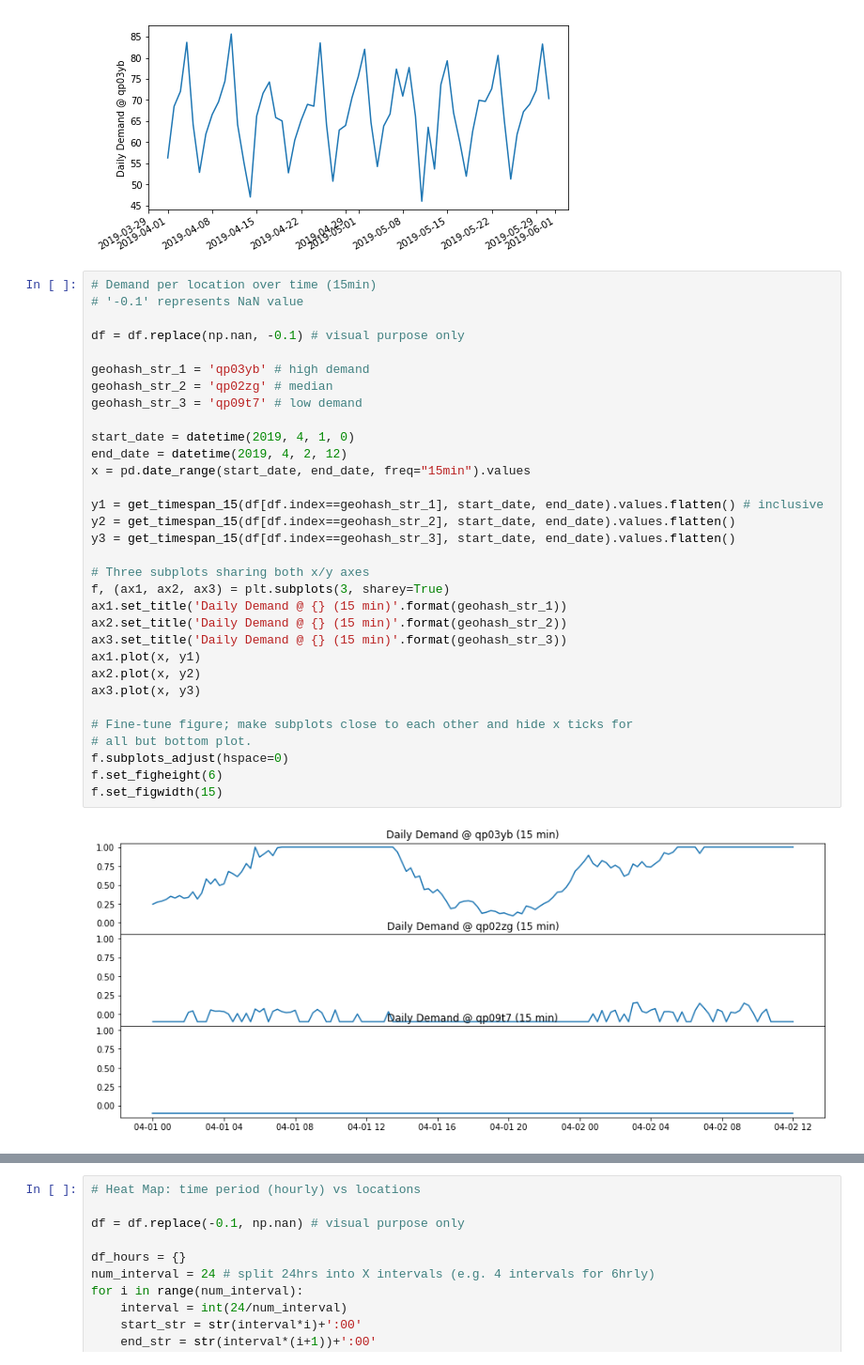
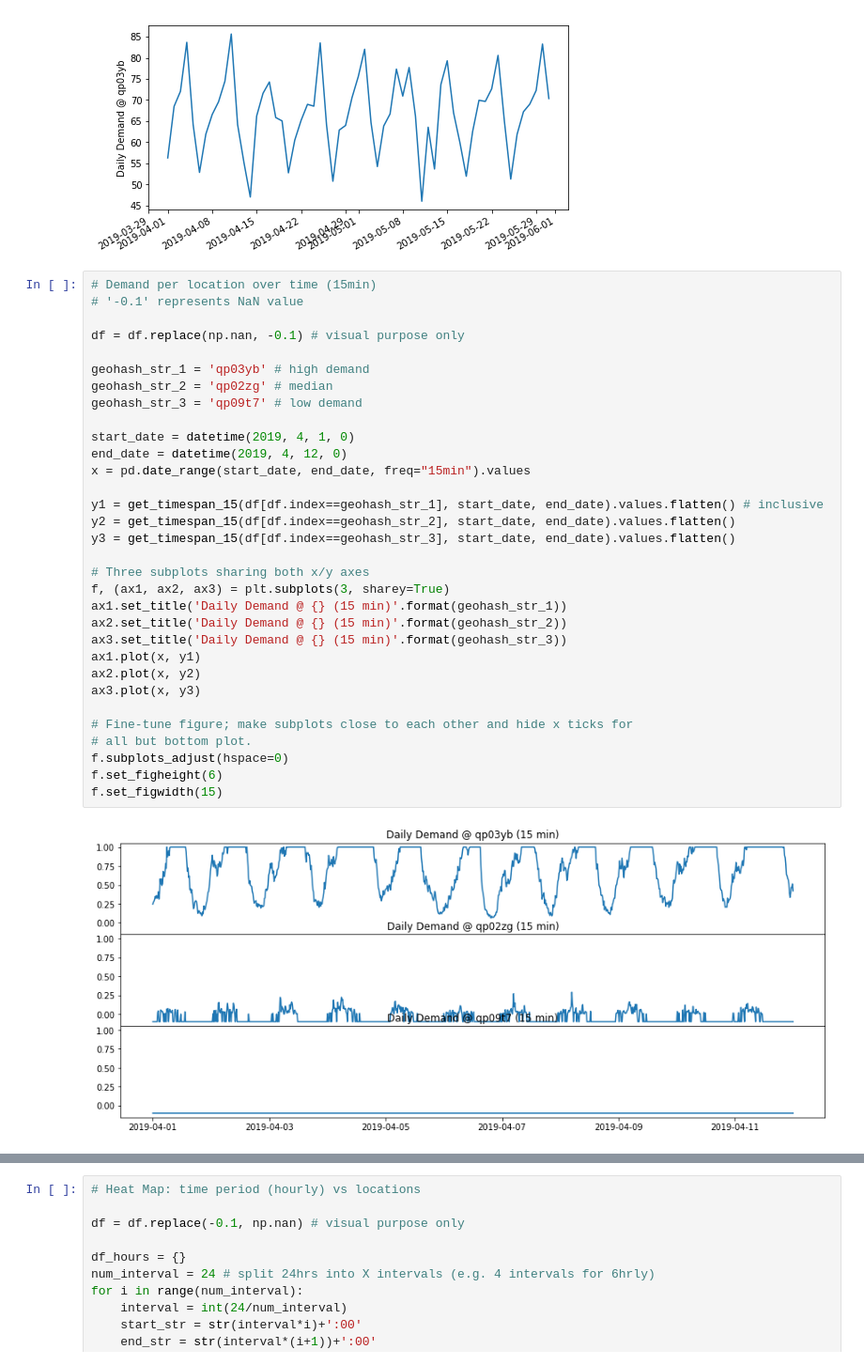
Before and after one commit to M20190649/GrabAI, a Jupyter notebook: 2_eda/Graph_EDA.ipynb, the cells around one changed output, grey strips where cells are left out. Shown at 94% size. Drawn from its saved outputs; the diff is of its cells as text.

```diff
--- a/2_eda/Graph_EDA.ipynb
+++ b/2_eda/Graph_EDA.ipynb
@@ -109,35 +110,35 @@ plt.show()
 # '-0.1' represents NaN value
 
 df = df.replace(np.nan, -0.1) # visual purpose only
 
 geohash_str_1 = 'qp03yb' # high demand
 geohash_str_2 = 'qp02zg' # median
 geohash_str_3 = 'qp09t7' # low demand
 
 start_date = datetime(2019, 4, 1, 0)
-end_date = datetime(2019, 4, 2, 12)
+end_date = datetime(2019, 4, 12, 0)
 x = pd.date_range(start_date, end_date, freq="15min").values
 
 y1 = get_timespan_15(df[df.index==geohash_str_1], start_date, end_date).values.flatten() # inclusive
 y2 = get_timespan_15(df[df.index==geohash_str_2], start_date, end_date).values.flatten()
 y3 = get_timespan_15(df[df.index==geohash_str_3], start_date, end_date).values.flatten()
 
 # Three subplots sharing both x/y axes
 f, (ax1, ax2, ax3) = plt.subplots(3, sharey=True)
 ax1.set_title('Daily Demand @ {} (15 min)'.format(geohash_str_1))
 ax2.set_title('Daily Demand @ {} (15 min)'.format(geohash_str_2))
 ax3.set_title('Daily Demand @ {} (15 min)'.format(geohash_str_3))
 ax1.plot(x, y1)
 ax2.plot(x, y2)
 ax3.plot(x, y3)
 
 # Fine-tune figure; make subplots close to each other and hide x ticks for
 # all but bottom plot.
 f.subplots_adjust(hspace=0)
 f.set_figheight(6)
 f.set_figwidth(15)
 # %% [output]
-[figure, old version]
+[figure, new version]
 # %%
 # Heatmap: Day of Week (DoW) vs locations
 
```
Also changed, not shown: parts of 5 cells of this notebook, 34 other files.
